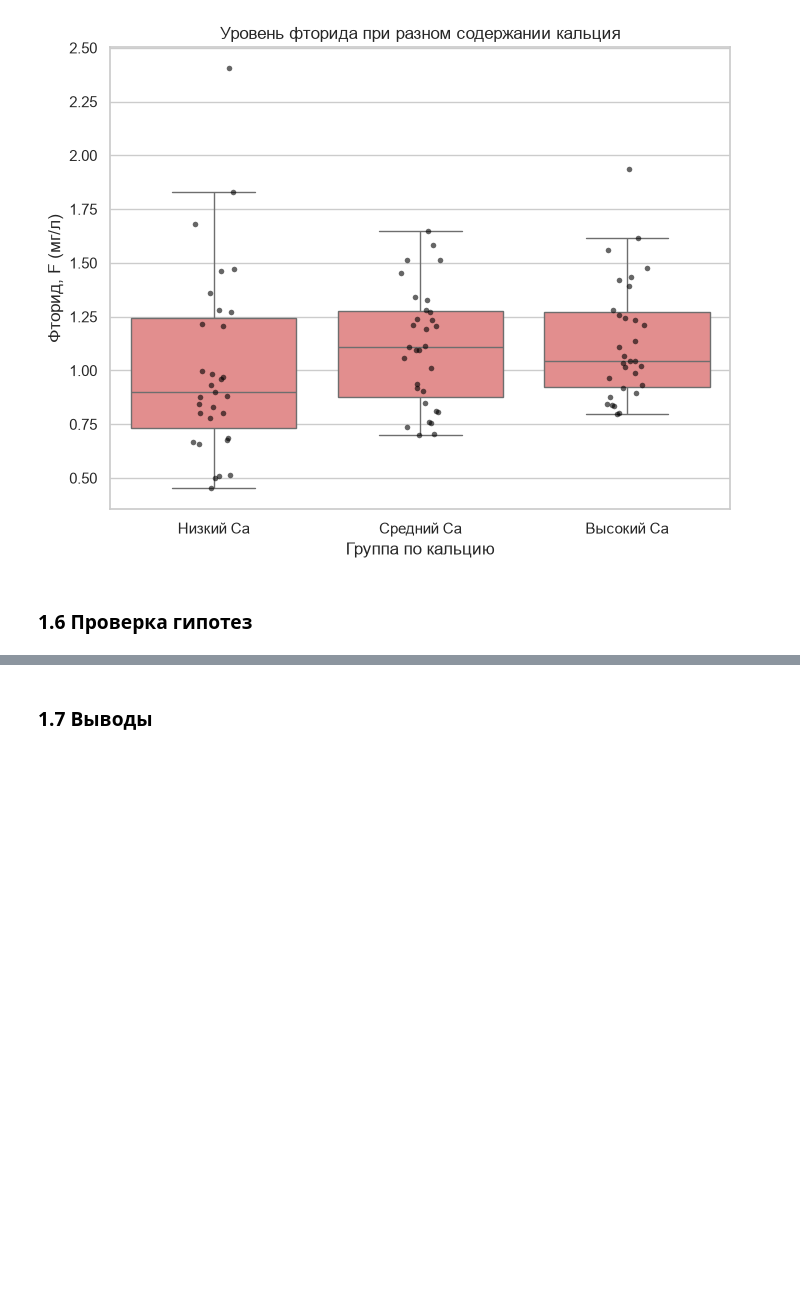
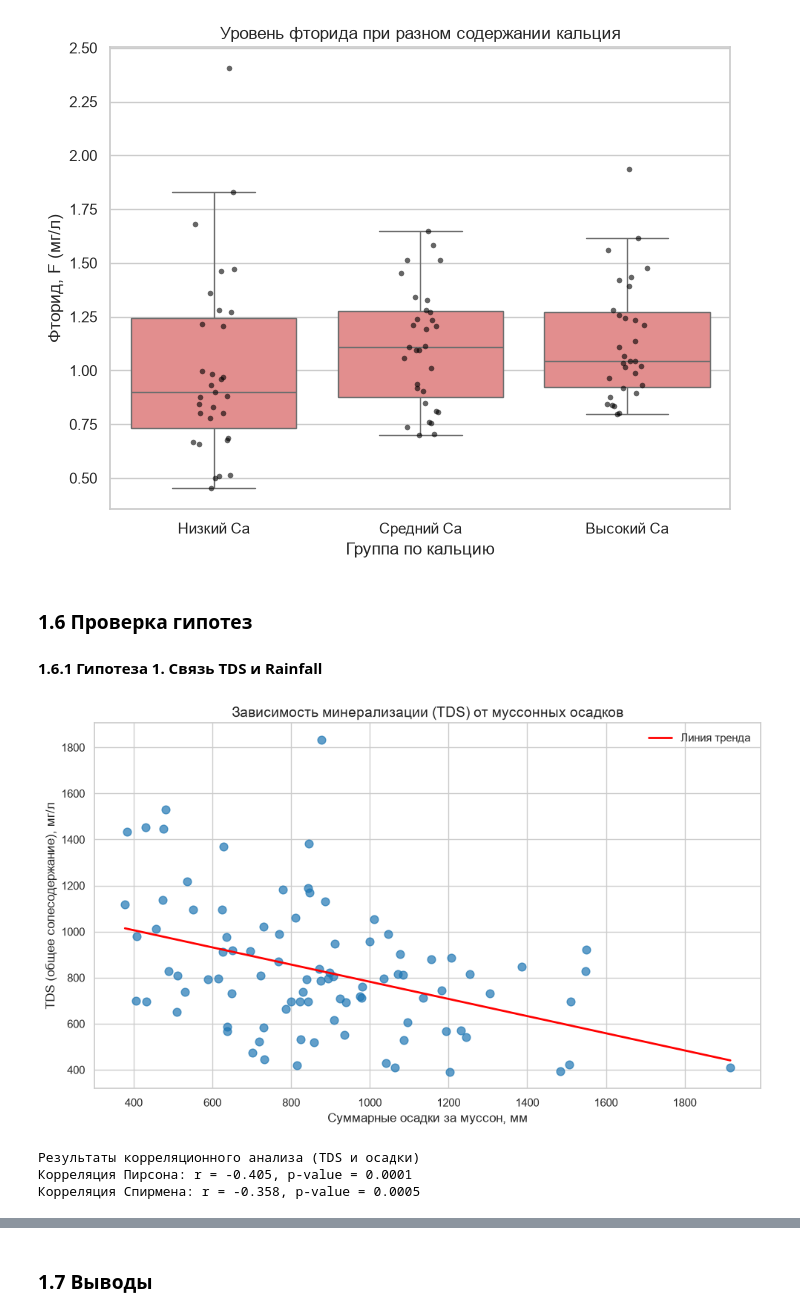
Before and after one commit to dasha1154/lab.stat, a Jupyter notebook: labwork.ipynb, the cells around one changed output, grey strips where cells are left out. Drawn from its saved outputs; the diff is of its cells as text; code cells hidden in the pictures; blank space fills up the shorter version.

```diff
--- a/labwork.ipynb
+++ b/labwork.ipynb
@@ -1600,3 +1609,45 @@ plt.show()
 [figure]
 # %% [markdown]
 ### <a id="section1_6"></a>1.6 Проверка гипотез
+#### <a id="section1_6_1"></a>1.6.1 Гипотеза 1. Связь TDS и Rainfall
+# %%
+import matplotlib.pyplot as plt
+import seaborn as sns
+
+plt.figure(figsize=(10, 6))
+
+sns.regplot(
+    data=final_data,
+    x='total_rainfall_mm',
+    y='TDS',
+    color='#1f77b4',
+    scatter_kws={'alpha': 0.7, 's': 60},
+    line_kws={'color': 'red', 'linewidth': 2, 'label': 'Линия тренда'},
+    ci=None
+)
+
+plt.title('Зависимость минерализации (TDS) от муссонных осадков', fontsize=14)
+plt.xlabel('Суммарные осадки за муссон, мм', fontsize=12)
+plt.ylabel('TDS (общее солесодержание), мг/л', fontsize=12)
+plt.legend()
+plt.tight_layout()
+plt.show()
+# %% [output]
+[figure, added]
+# %%
+import seaborn as sns
+from scipy.stats import pearsonr, spearmanr
+
+x = final_data['total_rainfall_mm']
+y = final_data['TDS']
+
+pearson_corr, pearson_p = pearsonr(x, y)
+spearman_corr, spearman_p = spearmanr(x, y)
+
+print("Результаты корреляционного анализа (TDS и осадки)")
+print(f"Корреляция Пирсона: r = {pearson_corr:.3f}, p-value = {pearson_p:.4f}")
+print(f"Корреляция Спирмена: r = {spearman_corr:.3f}, p-value = {spearman_p:.4f}")
+# %% [output]
+Результаты корреляционного анализа (TDS и осадки)
+Корреляция Пирсона: r = -0.405, p-value = 0.0001
+Корреляция Спирмена: r = -0.358, p-value = 0.0005
```
Also changed, not shown: parts of 6 cells of this notebook.
